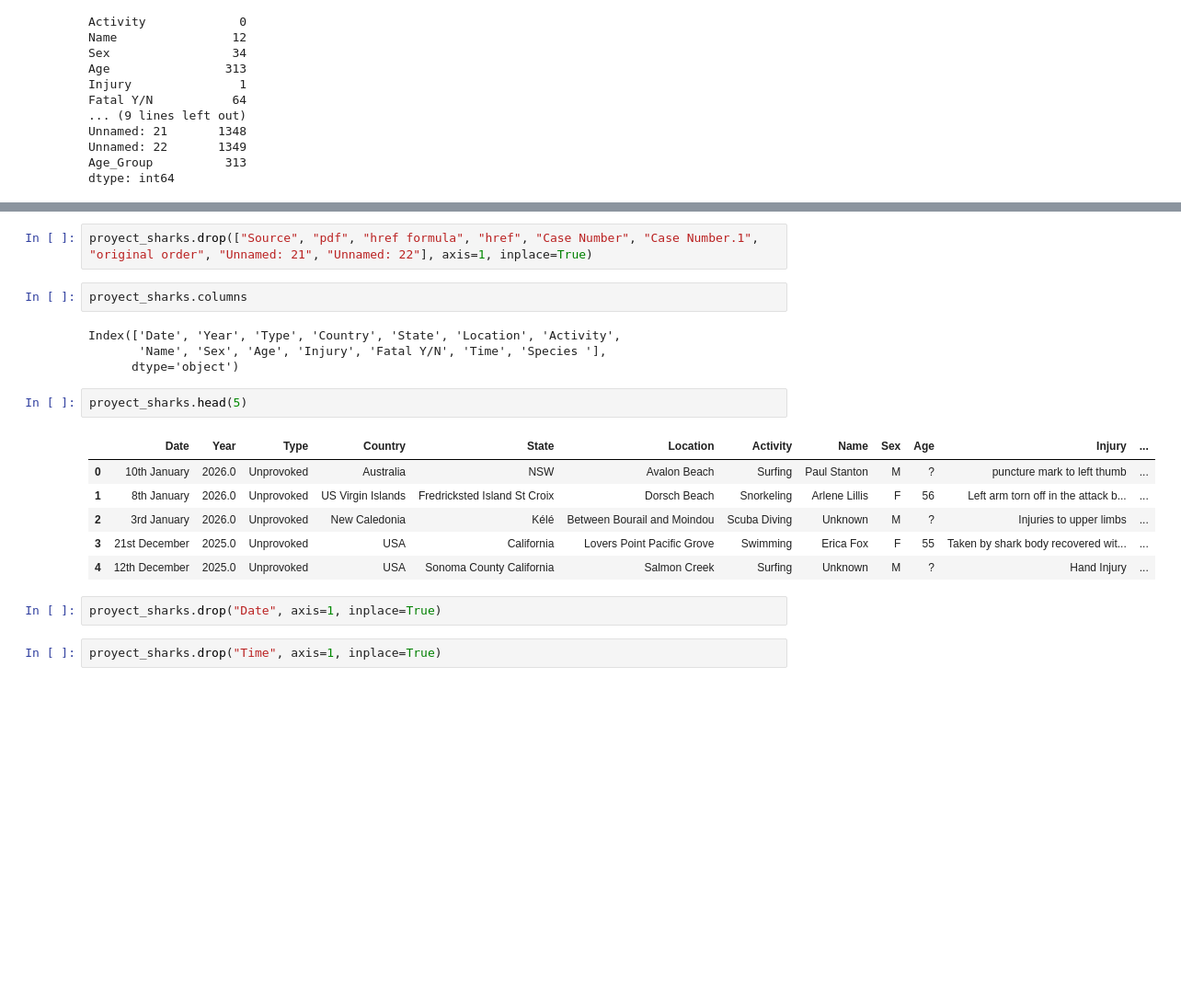
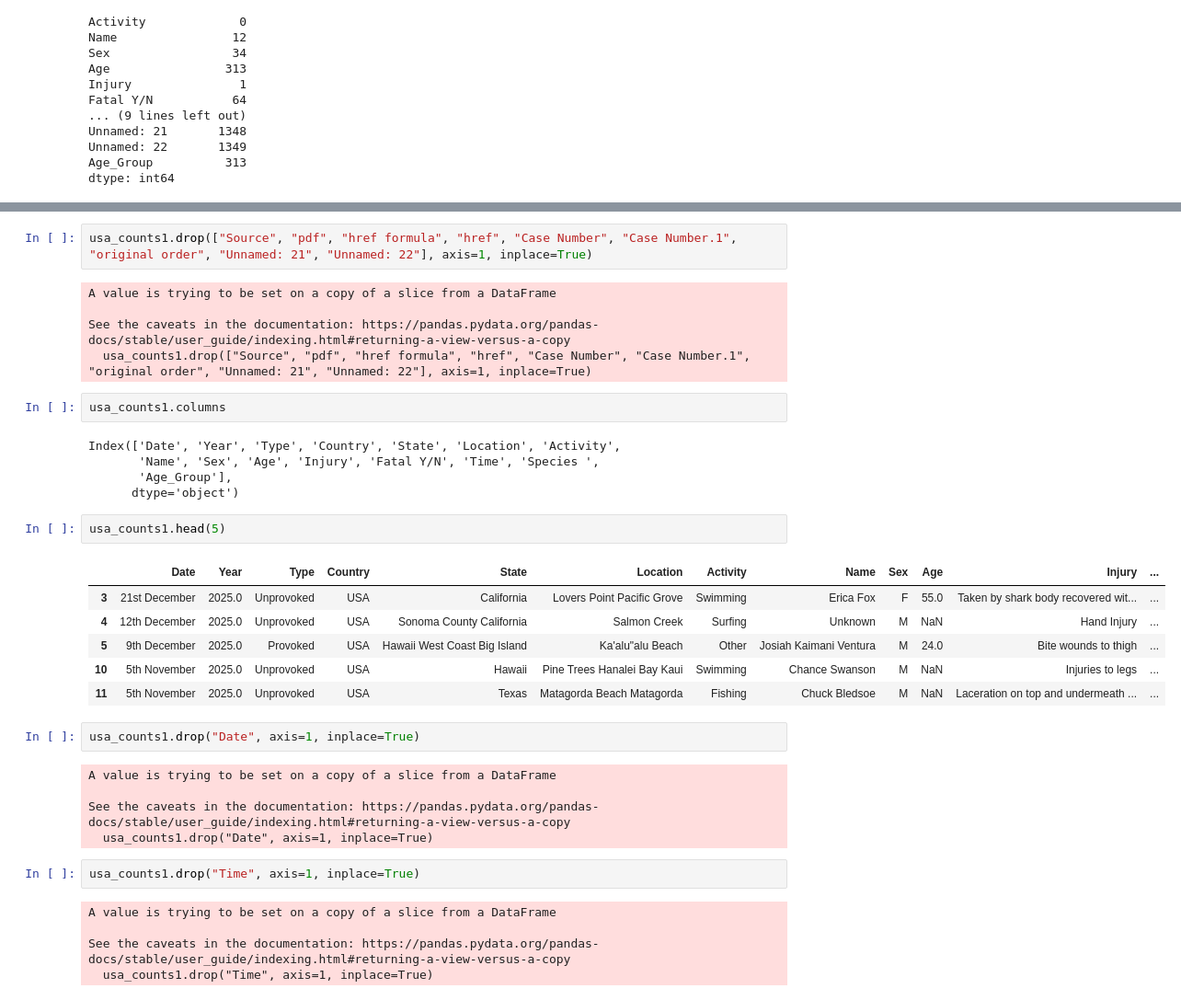
Before and after one commit to bperezlovisolo/clase_git_benjaminperez, a Jupyter notebook: data-cleaning.pandas.ipynb, the cells around one changed output, grey strips where cells are left out. Shown at 92% size. Cells and saved outputs as stored; diff of their text form; blank space fills up the shorter version.

Commit message:
usa_count1 columnas eliminadas

```diff
--- a/data-cleaning.pandas.ipynb
+++ b/data-cleaning.pandas.ipynb
@@ -301,22 +309,38 @@ proyect_sharks.head(5)
 # %%
-proyect_sharks.drop(["Source", "pdf", "href formula", "href", "Case Number", "Case Number.1", "original order", "Unnamed: 21", "Unnamed: 22"], axis=1, inplace=True)
+usa_counts1.drop(["Source", "pdf", "href formula", "href", "Case Number", "Case Number.1", "original order", "Unnamed: 21", "Unnamed: 22"], axis=1, inplace=True)
+# %% [output]
+A value is trying to be set on a copy of a slice from a DataFrame
+
+See the caveats in the documentation: https://pandas.pydata.org/pandas-docs/stable/user_guide/indexing.html#returning-a-view-versus-a-copy
+  usa_counts1.drop(["Source", "pdf", "href formula", "href", "Case Number", "Case Number.1", "original order", "Unnamed: 21", "Unnamed: 22"], axis=1, inplace=True)
 # %%
-proyect_sharks.columns
+usa_counts1.columns
 # %% [output]
 Index(['Date', 'Year', 'Type', 'Country', 'State', 'Location', 'Activity',
-       'Name', 'Sex', 'Age', 'Injury', 'Fatal Y/N', 'Time', 'Species '],
+       'Name', 'Sex', 'Age', 'Injury', 'Fatal Y/N', 'Time', 'Species ',
+       'Age_Group'],
       dtype='object')
 # %%
-proyect_sharks.head(5)
+usa_counts1.head(5)
 # %% [output]
 |  | Date | Year | Type | Country | State | Location | Activity | Name | Sex | Age | Injury | ... |
-| 0 | 10th January | 2026.0 | Unprovoked | Australia | NSW | Avalon Beach | Surfing | Paul Stanton | M | ? | puncture mark to left thumb | ... |
-| 1 | 8th January | 2026.0 | Unprovoked | US Virgin Islands | Fredricksted Island St Croix | Dorsch Beach | Snorkeling | Arlene Lillis | F | 56 | Left arm torn off in the attack b... | ... |
-| 2 | 3rd January | 2026.0 | Unprovoked | New Caledonia | Kélé | Between Bourail and Moindou | Scuba Diving | Unknown | M | ? | Injuries to upper limbs | ... |
-| 3 | 21st December | 2025.0 | Unprovoked | USA | California | Lovers Point Pacific Grove | Swimming | Erica Fox | F | 55 | Taken by shark body recovered wit... | ... |
-| 4 | 12th December | 2025.0 | Unprovoked | USA | Sonoma County California | Salmon Creek | Surfing | Unknown | M | ? | Hand Injury | ... |
+| 3 | 21st December | 2025.0 | Unprovoked | USA | California | Lovers Point Pacific Grove | Swimming | Erica Fox | F | 55.0 | Taken by shark body recovered wit... | ... |
+| 4 | 12th December | 2025.0 | Unprovoked | USA | Sonoma County California | Salmon Creek | Surfing | Unknown | M | NaN | Hand Injury | ... |
+| 5 | 9th December | 2025.0 | Provoked | USA | Hawaii West Coast Big Island | Ka'alu"alu Beach | Other | Josiah Kaimani Ventura | M | 24.0 | Bite wounds to thigh | ... |
+| 10 | 5th November | 2025.0 | Unprovoked | USA | Hawaii | Pine Trees Hanalei Bay Kaui | Swimming | Chance Swanson | M | NaN | Injuries to legs | ... |
+| 11 | 5th November | 2025.0 | Unprovoked | USA | Texas | Matagorda Beach Matagorda | Fishing | Chuck Bledsoe | M | NaN | Laceration on top and undermeath ... | ... |
 # %%
-proyect_sharks.drop("Date", axis=1, inplace=True)
+usa_counts1.drop("Date", axis=1, inplace=True)
+# %% [output]
+A value is trying to be set on a copy of a slice from a DataFrame
+
+See the caveats in the documentation: https://pandas.pydata.org/pandas-docs/stable/user_guide/indexing.html#returning-a-view-versus-a-copy
+  usa_counts1.drop("Date", axis=1, inplace=True)
 # %%
-proyect_sharks.drop("Time", axis=1, inplace=True)
+usa_counts1.drop("Time", axis=1, inplace=True)
+# %% [output]
+A value is trying to be set on a copy of a slice from a DataFrame
+
+See the caveats in the documentation: https://pandas.pydata.org/pandas-docs/stable/user_guide/indexing.html#returning-a-view-versus-a-copy
+  usa_counts1.drop("Time", axis=1, inplace=True)
 # %%
```
Also changed, not shown: parts of 5 cells of this notebook.
